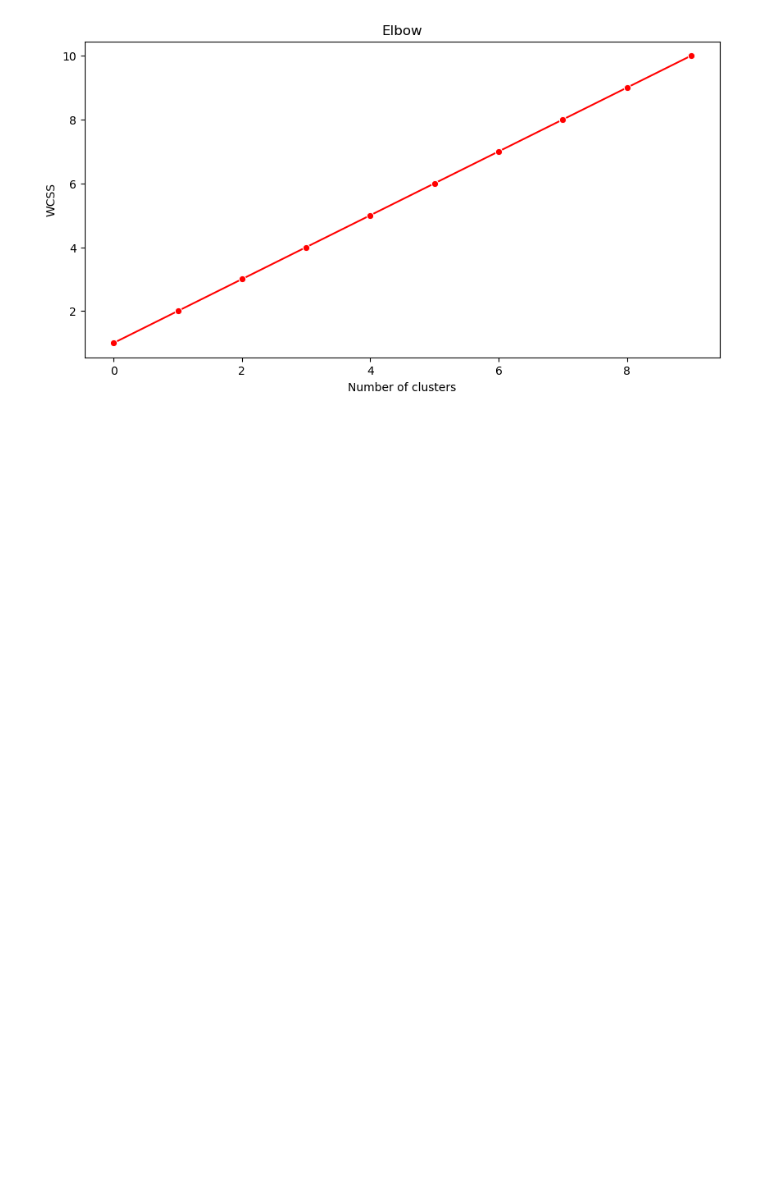
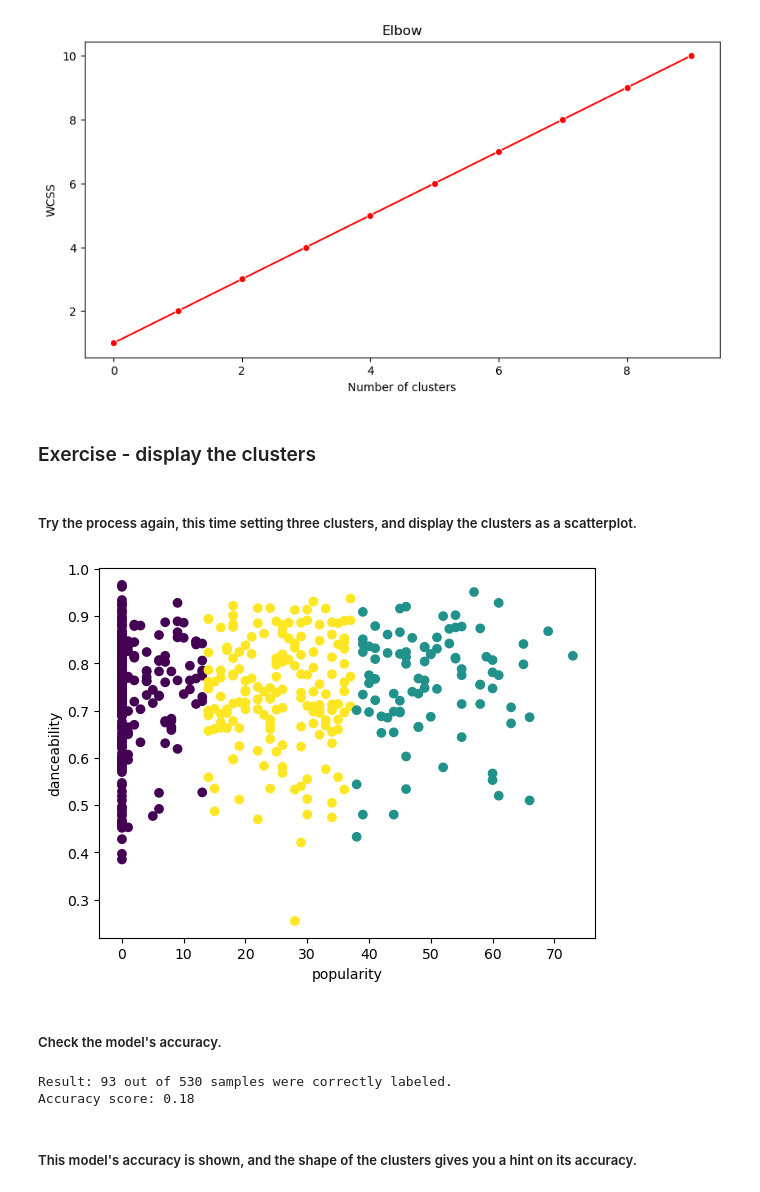
Before and after one commit to Ridikko/ArewaDS-Machine-Learning-Assignments, a Jupyter notebook: WEEK_6_CLUSTERING/K-MeansClustering.ipynb, the cells around one changed output. Cells and saved outputs as stored; diff of their text form; code cells hidden in the pictures; blank space fills up the shorter version.

```diff
--- a/WEEK_6_CLUSTERING/K-MeansClustering.ipynb
+++ b/WEEK_6_CLUSTERING/K-MeansClustering.ipynb
@@ -144,3 +144,33 @@ plt.ylabel('WCSS')
 plt.show()
 # %% [output]
 [figure]
+# %% [markdown]
+### Exercise - display the clusters
+# %% [markdown]
+##### Try the process again, this time setting three clusters, and display the clusters as a scatterplot.
+# %%
+from sklearn.cluster import KMeans
+kmeans = KMeans(n_clusters = 3)
+kmeans.fit(X)
+labels = kmeans.predict(X)
+plt.scatter(df['popularity'],df['danceability'],c = labels)
+plt.xlabel('popularity')
+plt.ylabel('danceability')
+plt.show()
+# %% [output]
+[figure, added]
+# %% [markdown]
+##### Check the model's accuracy.
+# %%
+labels = kmeans.labels_
+
+correct_labels = sum(y == labels)
+
+print("Result: %d out of %d samples were correctly labeled." % (correct_labels, y.size))
+
+print('Accuracy score: {0:0.2f}'. format(correct_labels/float(y.size)))
+# %% [output]
+Result: 93 out of 530 samples were correctly labeled.
+Accuracy score: 0.18
+# %% [markdown]
+##### This model's accuracy is shown, and the shape of the clusters gives you a hint on its accuracy.
```
Also changed, not shown: parts of 1 cell of this notebook.
